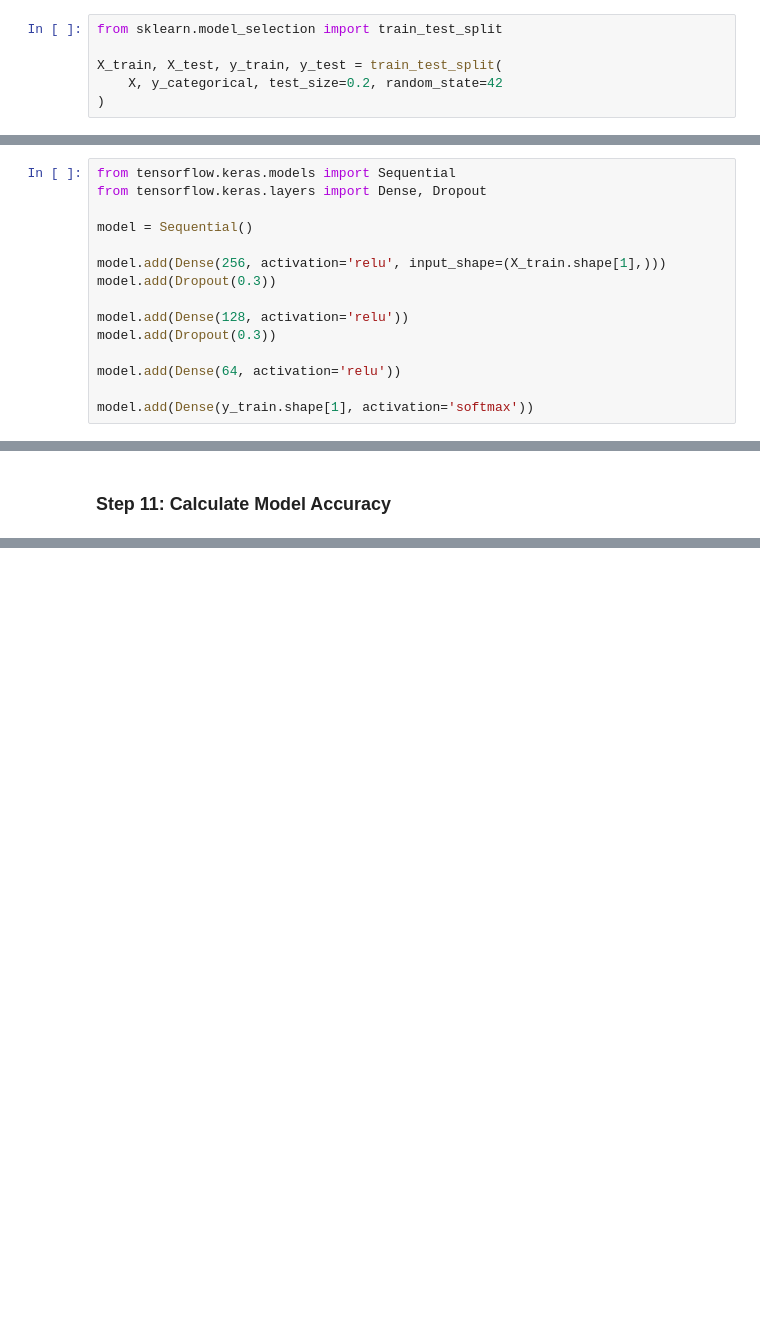
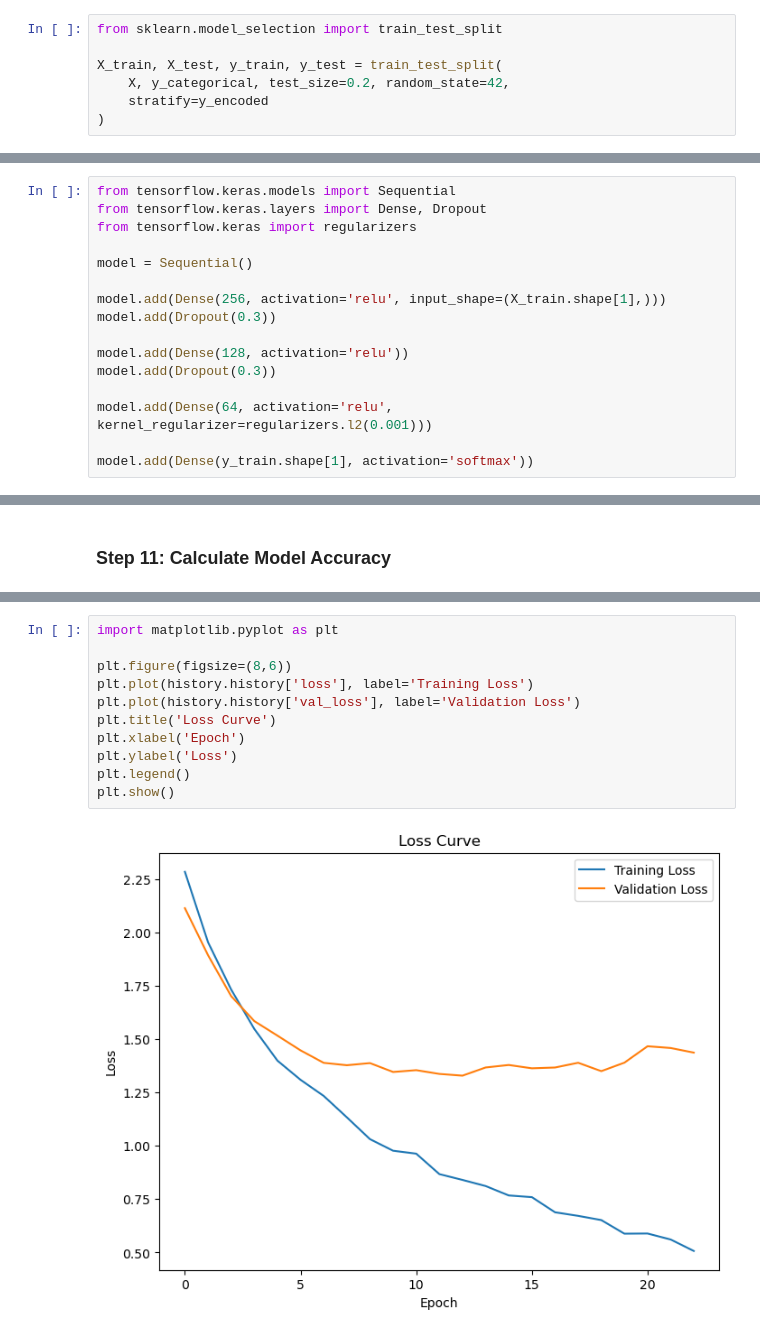
Before and after one commit to marissa-data/ml-III-project, a Jupyter notebook: audio_model.ipynb, the cells around one changed output, grey strips where cells are left out. Drawn from its saved outputs; the diff is of its cells as text; blank space fills up the shorter version.

Commit message:
loss curve for audio model

```diff
--- a/audio_model.ipynb
+++ b/audio_model.ipynb
@@ -83,7 +83,8 @@ y_categorical = to_categorical(y_encoded)
 from sklearn.model_selection import train_test_split
 
 X_train, X_test, y_train, y_test = train_test_split(
-    X, y_categorical, test_size=0.2, random_state=42
+    X, y_categorical, test_size=0.2, random_state=42,
+    stratify=y_encoded
 )
 # %% [markdown]
 ### Step 7: Standard Scaling
@@ -99,6 +100,7 @@ X_test = scaler.transform(X_test)
 # %%
 from tensorflow.keras.models import Sequential
 from tensorflow.keras.layers import Dense, Dropout
+from tensorflow.keras import regularizers
 
 model = Sequential()
 
@@ -108,7 +110,7 @@ model.add(Dropout(0.3))
 model.add(Dense(128, activation='relu'))
 model.add(Dropout(0.3))
 
-model.add(Dense(64, activation='relu'))
+model.add(Dense(64, activation='relu', kernel_regularizer=regularizers.l2(0.001)))
 
 model.add(Dense(y_train.shape[1], activation='softmax'))
 # %% [markdown]
@@ -167,0 +172,13 @@ Test Accuracy: 0.6700000166893005
+# %%
+import matplotlib.pyplot as plt
+
+plt.figure(figsize=(8,6))
+plt.plot(history.history['loss'], label='Training Loss')
+plt.plot(history.history['val_loss'], label='Validation Loss')
+plt.title('Loss Curve')
+plt.xlabel('Epoch')
+plt.ylabel('Loss')
+plt.legend()
+plt.show()
+# %% [output]
+[figure, added]
```
Also changed, not shown: parts of 3 cells of this notebook.
